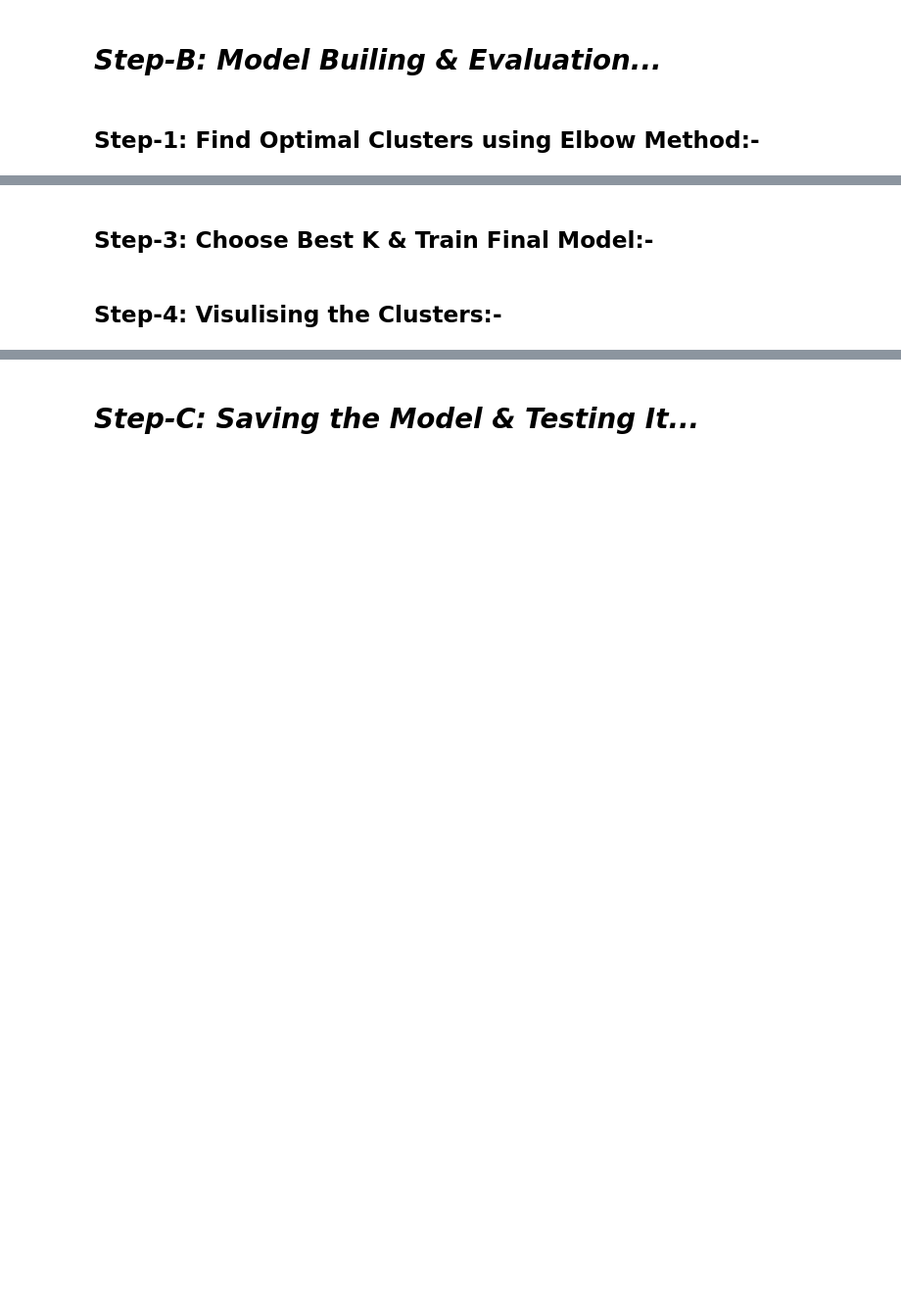
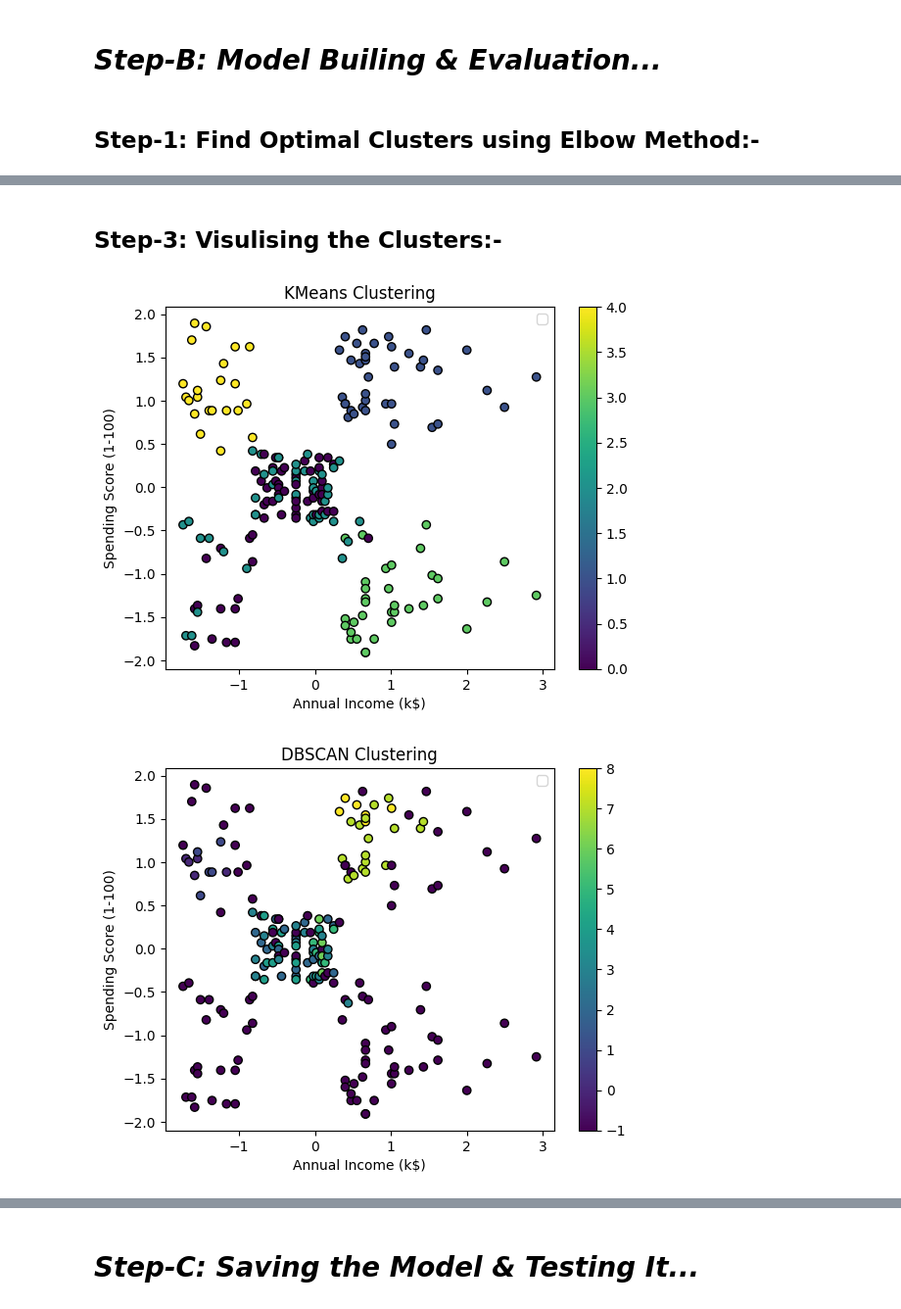
Before and after one commit to dhinoja-rajan/Machine_Learning_Mastery, a Jupyter notebook: Clustering_Template.ipynb, the cells around one changed output, grey strips where cells are left out. Shown at 98% size. Saved outputs shown, nothing was run; the diff lists cells and outputs as text; code cells hidden in the pictures; blank space fills up the shorter version.

```diff
--- a/Clustering_Template.ipynb
+++ b/Clustering_Template.ipynb
@@ -28,14 +34,12 @@ print("✅ Required Libraries are Imported - Done!\n")
 # %% [markdown]
 ## Step-2: Load the Dataset and Display Different overviews of Datasets:-
 # %%
-from google.colab import drive
-drive.mount('/content/drive')
+dataset = pd.DataFrame(pd.read_csv('/content/drive/MyDrive/Datasets/CLUSTERING/mall_customers.csv'))
+dataset.drop(columns=['CustomerID'], inplace=True)
 
-# dataset = pd.DataFrame(pd.read_csv('/content/drive/MyDrive/Datasets/CLUSTERING/mall_customers.csv'))
-# dataset.drop(columns=['CustomerID'], inplace=True)
 # dataset = pd.DataFrame(pd.read_csv('/content/drive/MyDrive/Datasets/CLUSTERING/online_retail/online_retail_1.csv'))
 # dataset = pd.DataFrame(pd.read_csv('/content/drive/MyDrive/Datasets/CLUSTERING/online_retail/online_retail_2.csv'))
-dataset = pd.DataFrame(pd.read_csv('/content/drive/MyDrive/Datasets/CLUSTERING/crime_data.csv'))
+# dataset = pd.DataFrame(pd.read_csv('/content/drive/MyDrive/Datasets/CLUSTERING/crime_data.csv'))
 # dataset = pd.DataFrame(pd.read_csv('/content/drive/MyDrive/Datasets/CLUSTERING/household_power_consumption.csv'))
 # X = dataset.iloc[:, [3, 4]].values
 dataset.head()
@@ -368,2 +385,0 @@ for model in models:
-# %% [markdown]
-## Step-3: Choose Best K & Train Final Model:-
@@ -376,19 +386,27 @@ for model in models:
 # %% [markdown]
-## Step-4: Visulising the Clusters:-
+## Step-3: Visulising the Clusters:-
 # %%
-# def plot_clusters(X, y_pred, model_name):
-#     plt.figure(figsize=(8, 6))
-#     plt.scatter(X_scaled.iloc[:, 2], X_scaled.iloc[:, 3], c=y_pred, cmap='viridis', edgecolors='k')
-#     plt.xlabel("Annual Income (k$)")
-#     plt.ylabel("Spending Score (1-100)")
-#     plt.title(f"{model_name} Clustering")
-#     plt.colorbar()
-#     plt.show()
+def plot_clusters(X_scaled, y_pred, model_name):
+  # plt.figure(figsize=(12, 8))
 
-# # Convert DataFrame to NumPy array for plotting
-# X_np = X_scaled.copy()
+  # colors = ['red', 'yellow', 'green', 'cyan', 'magenta']
+  # for i in range(0, 5):
+  #   plt.scatter(X_scaled[y_kmeans == i, 0], X_scaled[y_kmeans == i, 1], s = 100, c = colors[i], label = f'Cluster {i+1}')
+  # plt.scatter(final_kmeans.cluster_centers_[:, 0], final_kmeans.cluster_centers_[:, 1], s=300, c='blue', label='Centroids')
 
-# plot_clusters(X_np, y_pred_kmeans, "K-Means")
-# plot_clusters(X_np, y_pred_dbscan, "DBSCAN")
-# plot_clusters(X_np, y_pred_agglo, "Agglomerative")
-# plot_clusters(X_np, y_pred_gmm, "Gaussian Mixture Model")
+  scatter = plt.scatter(X_scaled.iloc[:, 2], X_scaled.iloc[:, 3], c=y_pred, cmap='viridis', edgecolors='k')
+
+  plt.xlabel("Annual Income (k$)")
+  plt.ylabel("Spending Score (1-100)")
+  plt.title(f"{model_name} Clustering")
+  plt.colorbar(scatter)
+  plt.legend()
+  plt.show()
+
+for model in models:
+  y_pred = model.fit_predict(X_scaled)
+  plot_clusters(X_scaled, y_pred, model.__class__.__name__)
+  print("\n")
+# %% [output]
+[figure, added]
+[figure, added]
```
Also changed, not shown: parts of 22 cells of this notebook.
